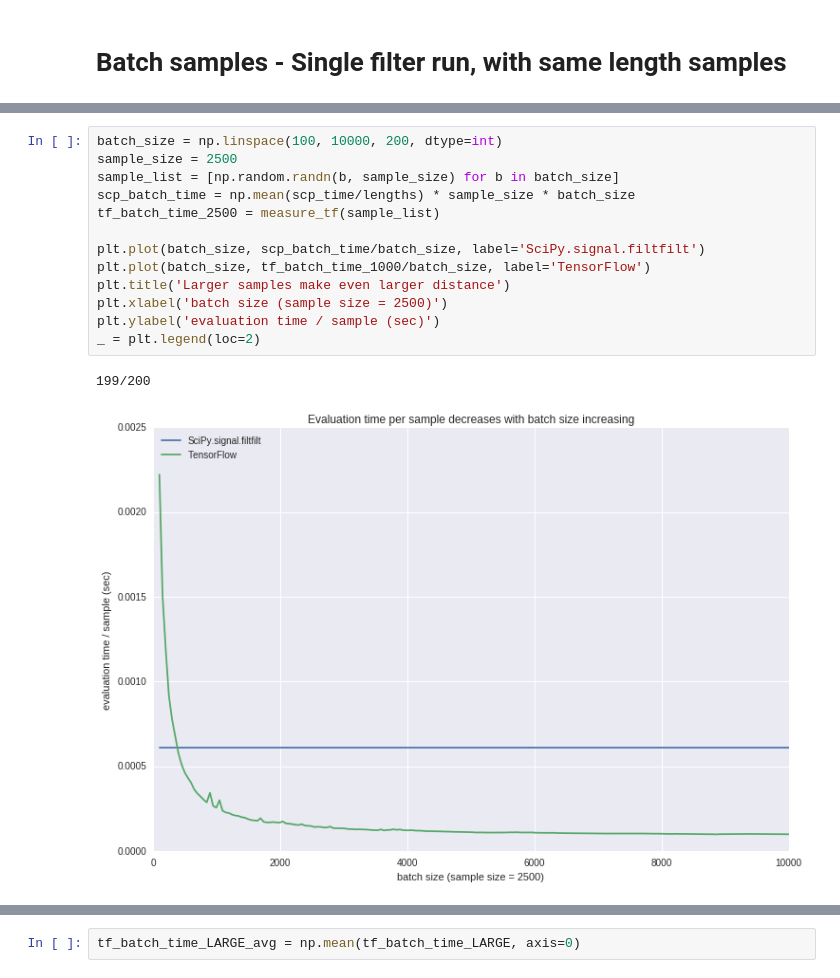
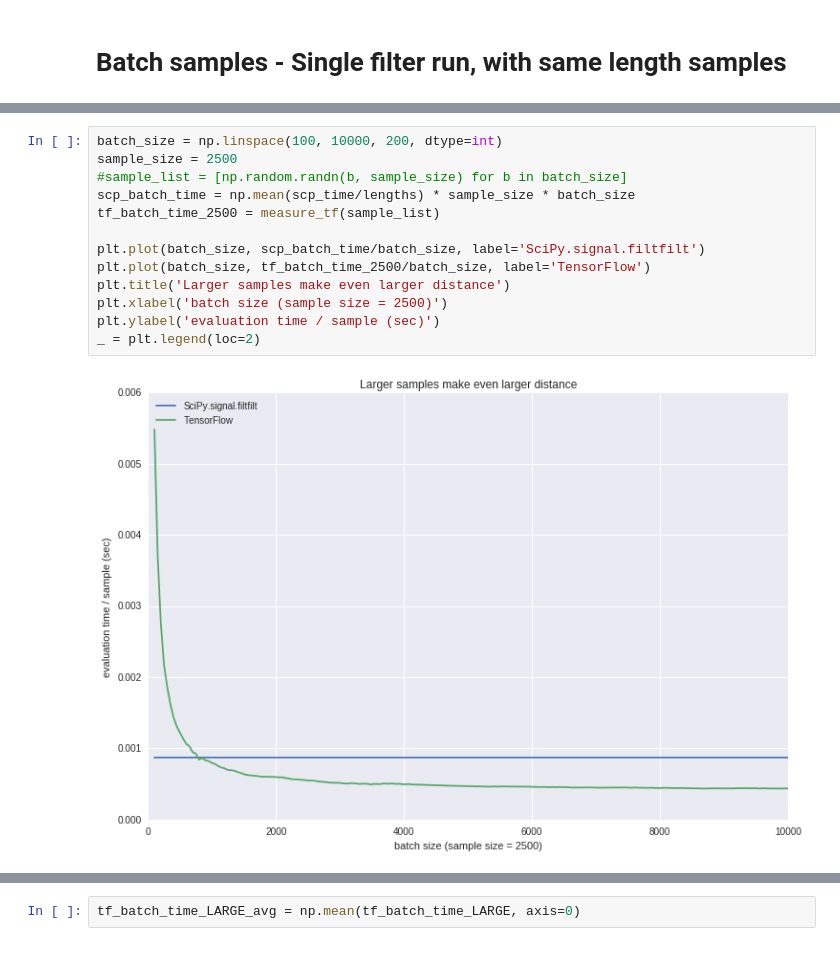
Before and after one commit to botcs/cinc2017, a Jupyter notebook: tensorflow/filtfilt_timetest.ipynb, the cells around one changed output, grey strips where cells are left out. Saved outputs shown, nothing was run; the diff lists cells and outputs as text.

```diff
--- a/tensorflow/filtfilt_timetest.ipynb
+++ b/tensorflow/filtfilt_timetest.ipynb
@@ -146,16 +148,15 @@ _ = plt.legend(loc=2)
 # %%
 batch_size = np.linspace(100, 10000, 200, dtype=int)
 sample_size = 2500
-sample_list = [np.random.randn(b, sample_size) for b in batch_size]
+#sample_list = [np.random.randn(b, sample_size) for b in batch_size]
 scp_batch_time = np.mean(scp_time/lengths) * sample_size * batch_size
 tf_batch_time_2500 = measure_tf(sample_list)
 
 plt.plot(batch_size, scp_batch_time/batch_size, label='SciPy.signal.filtfilt')
-plt.plot(batch_size, tf_batch_time_1000/batch_size, label='TensorFlow')
+plt.plot(batch_size, tf_batch_time_2500/batch_size, label='TensorFlow')
 plt.title('Larger samples make even larger distance')
 plt.xlabel('batch size (sample size = 2500)')
 plt.ylabel('evaluation time / sample (sec)')
 _ = plt.legend(loc=2)
 # %% [output]
-199/200
-[figure, old version]
+[figure, new version]
```
Also changed, not shown: parts of 12 cells of this notebook.
